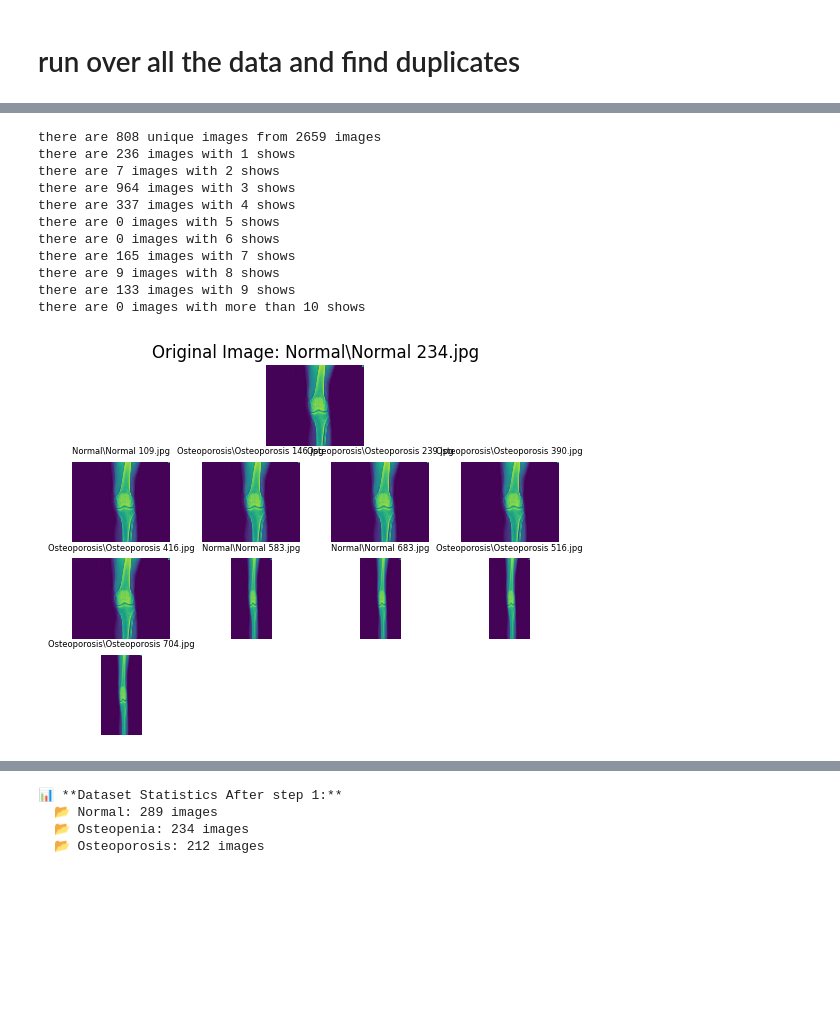
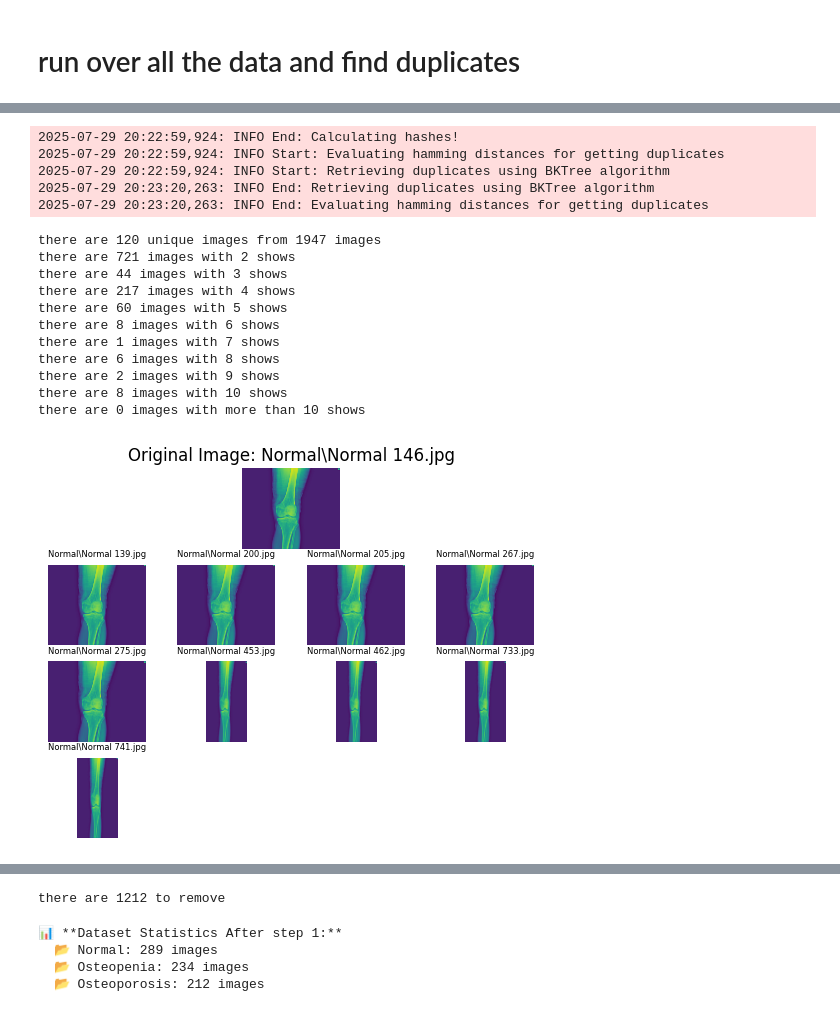
Before and after one commit to eladlaks/osteoporosis_project, a Jupyter notebook: main_flow.ipynb, the cells around one changed output, grey strips where cells are left out. Saved outputs shown, nothing was run; the diff lists cells and outputs as text; code cells hidden in the pictures; blank space fills up the shorter version.

```diff
--- a/main_flow.ipynb
+++ b/main_flow.ipynb
@@ -40,5 +25,5 @@ dataset_statistics(my_data_dir, "step 0",categories)
 # run over all the data and find duplicates
 # %%
 if DEDUP:
-    dedup_images_from_folder(my_data_dir,4)
+   dedup_images_from_folder(my_data_dir,0)
 # %% [output]
@@ -52,12 +32,17 @@ if DEDUP:
-there are 808 unique images from 2659 images
-there are 236 images with 1 shows
-there are 7 images with 2 shows
-there are 964 images with 3 shows
-there are 337 images with 4 shows
-there are 0 images with 5 shows
-there are 0 images with 6 shows
-there are 165 images with 7 shows
-there are 9 images with 8 shows
-there are 133 images with 9 shows
-there are 0 images with more than 10 shows
+2025-07-29 20:22:59,924: INFO End: Calculating hashes!
+2025-07-29 20:22:59,924: INFO Start: Evaluating hamming distances for getting duplicates
+2025-07-29 20:22:59,924: INFO Start: Retrieving duplicates using BKTree algorithm
+2025-07-29 20:23:20,263: INFO End: Retrieving duplicates using BKTree algorithm
+2025-07-29 20:23:20,263: INFO End: Evaluating hamming distances for getting duplicates
+there are 120 unique images from 1947 images
+there are 721 images with 2 shows
+there are 44 images with 3 shows
+there are 217 images with 4 shows
+there are 60 images with 5 shows
+there are 8 images with 6 shows
+there are 1 images with 7 shows
+there are 6 images with 8 shows
+there are 2 images with 9 shows
+there are 8 images with 10 shows
+there are 0 images with more than 10 shows
-[figure, old version]
+[figure, new version]
@@ -69,3 +53,4 @@ there are 1386 to remove
+there are 1212 to remove
 # %%
 dedup_data_dir= os.path.join(my_data_dir,"no_dups_data")
 dataset_statistics(dedup_data_dir, "step 1",categories)
```
Also changed, not shown: parts of 12 cells of this notebook, 4 other files.
